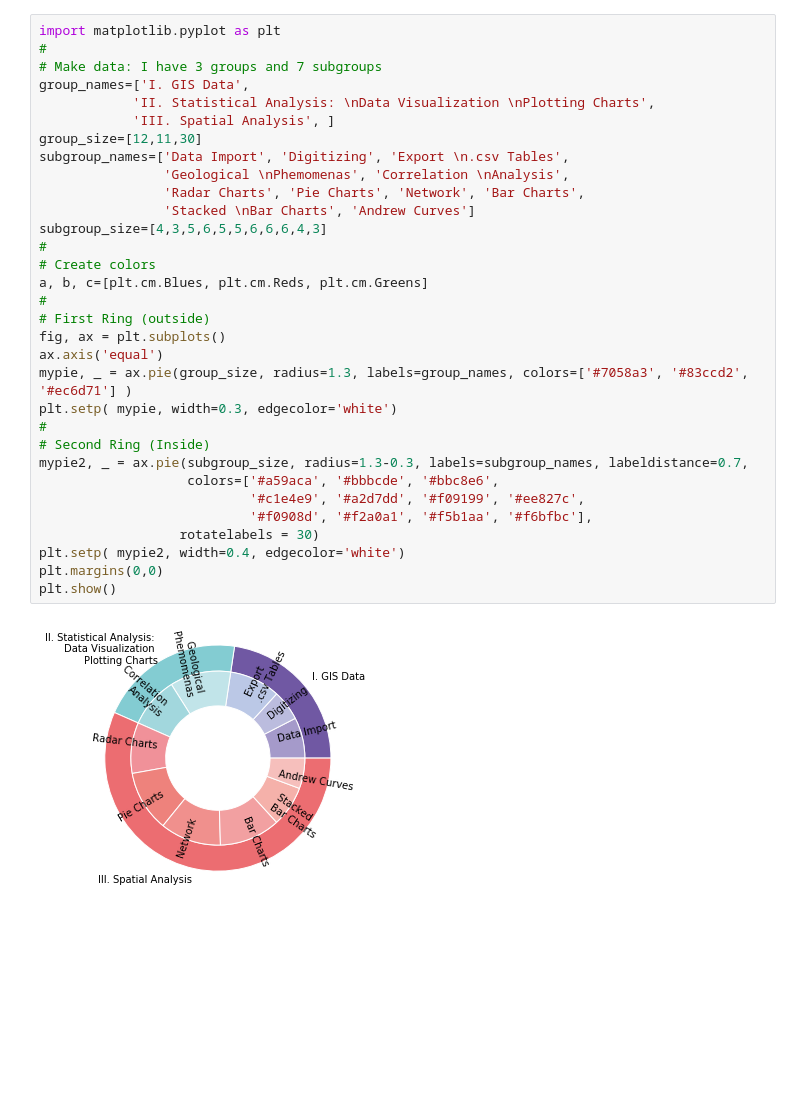
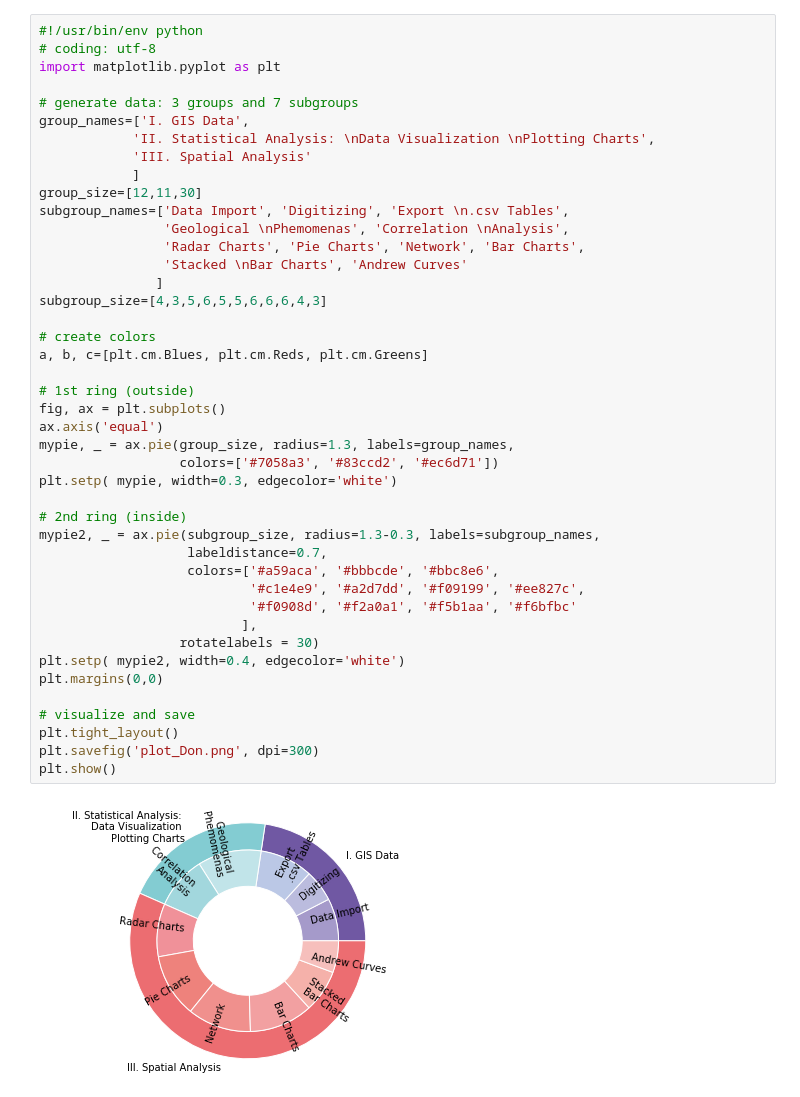
Before and after one commit to paulinelemenkova/Python-023-Donuts, a Jupyter notebook: Script-023-Donuts.ipynb, the cells around one changed output. Saved outputs shown, nothing was run; the diff lists cells and outputs as text; blank space fills up the shorter version.

```diff
--- a/Script-023-Donuts.ipynb
+++ b/Script-023-Donuts.ipynb
@@ -1,34 +1,45 @@
 # %%
+#!/usr/bin/env python
+# coding: utf-8
 import matplotlib.pyplot as plt
-#
-# Make data: I have 3 groups and 7 subgroups
+
+# generate data: 3 groups and 7 subgroups
 group_names=['I. GIS Data',
             'II. Statistical Analysis: \nData Visualization \nPlotting Charts',
-            'III. Spatial Analysis', ]
+            'III. Spatial Analysis'
+            ]
 group_size=[12,11,30]
 subgroup_names=['Data Import', 'Digitizing', 'Export \n.csv Tables',
                 'Geological \nPhemomenas', 'Correlation \nAnalysis',
                 'Radar Charts', 'Pie Charts', 'Network', 'Bar Charts',
-                'Stacked \nBar Charts', 'Andrew Curves']
+                'Stacked \nBar Charts', 'Andrew Curves'
+               ]
 subgroup_size=[4,3,5,6,5,5,6,6,6,4,3]
-#
-# Create colors
+
+# create colors
 a, b, c=[plt.cm.Blues, plt.cm.Reds, plt.cm.Greens]
-#
-# First Ring (outside)
+
+# 1st ring (outside)
 fig, ax = plt.subplots()
 ax.axis('equal')
-mypie, _ = ax.pie(group_size, radius=1.3, labels=group_names, colors=['#7058a3', '#83ccd2', '#ec6d71'] )
+mypie, _ = ax.pie(group_size, radius=1.3, labels=group_names,
+                  colors=['#7058a3', '#83ccd2', '#ec6d71'])
 plt.setp( mypie, width=0.3, edgecolor='white')
-#
-# Second Ring (Inside)
-mypie2, _ = ax.pie(subgroup_size, radius=1.3-0.3, labels=subgroup_names, labeldistance=0.7,
+
+# 2nd ring (inside)
+mypie2, _ = ax.pie(subgroup_size, radius=1.3-0.3, labels=subgroup_names,
+                   labeldistance=0.7,
                    colors=['#a59aca', '#bbbcde', '#bbc8e6',
                            '#c1e4e9', '#a2d7dd', '#f09199', '#ee827c',
-                           '#f0908d', '#f2a0a1', '#f5b1aa', '#f6bfbc'],
+                           '#f0908d', '#f2a0a1', '#f5b1aa', '#f6bfbc'
+                          ],
                   rotatelabels = 30)
 plt.setp( mypie2, width=0.4, edgecolor='white')
 plt.margins(0,0)
+
+# visualize and save
+plt.tight_layout()
+plt.savefig('plot_Don.png', dpi=300)
 plt.show()
 # %% [output]
-[figure, old version]
+[figure, new version]
```
Also changed, not shown: 1 other file.
